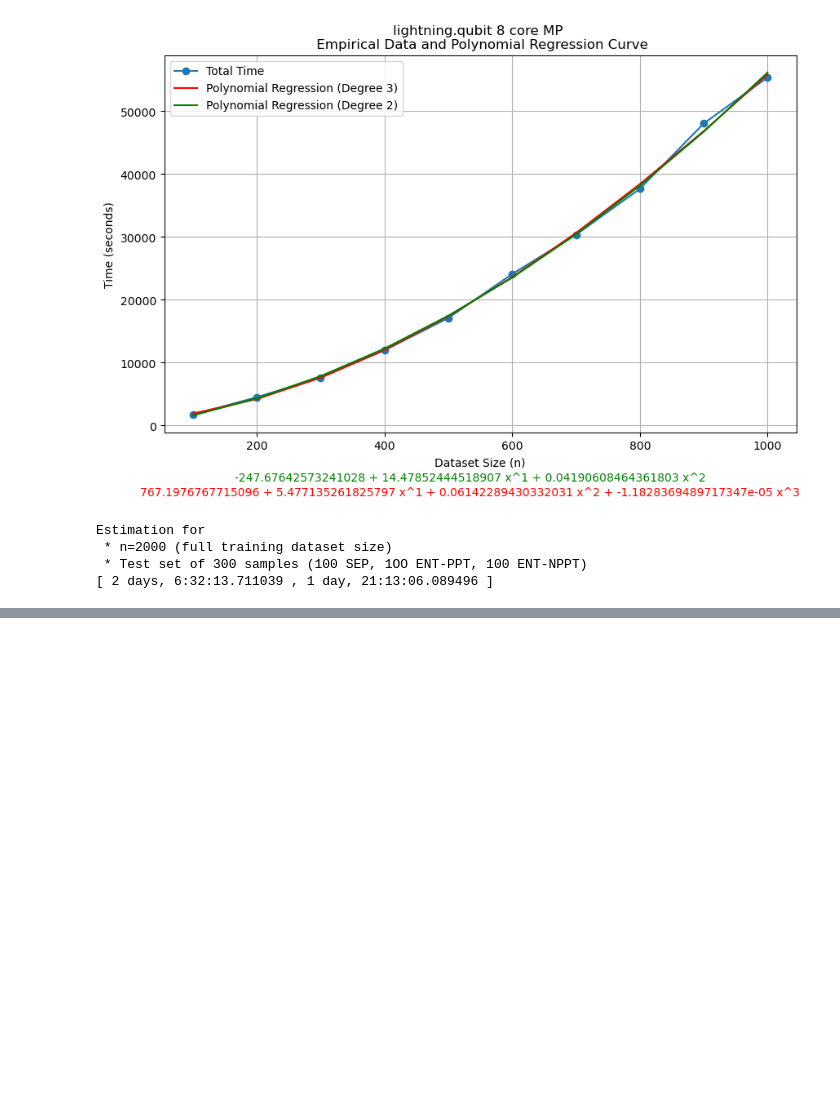
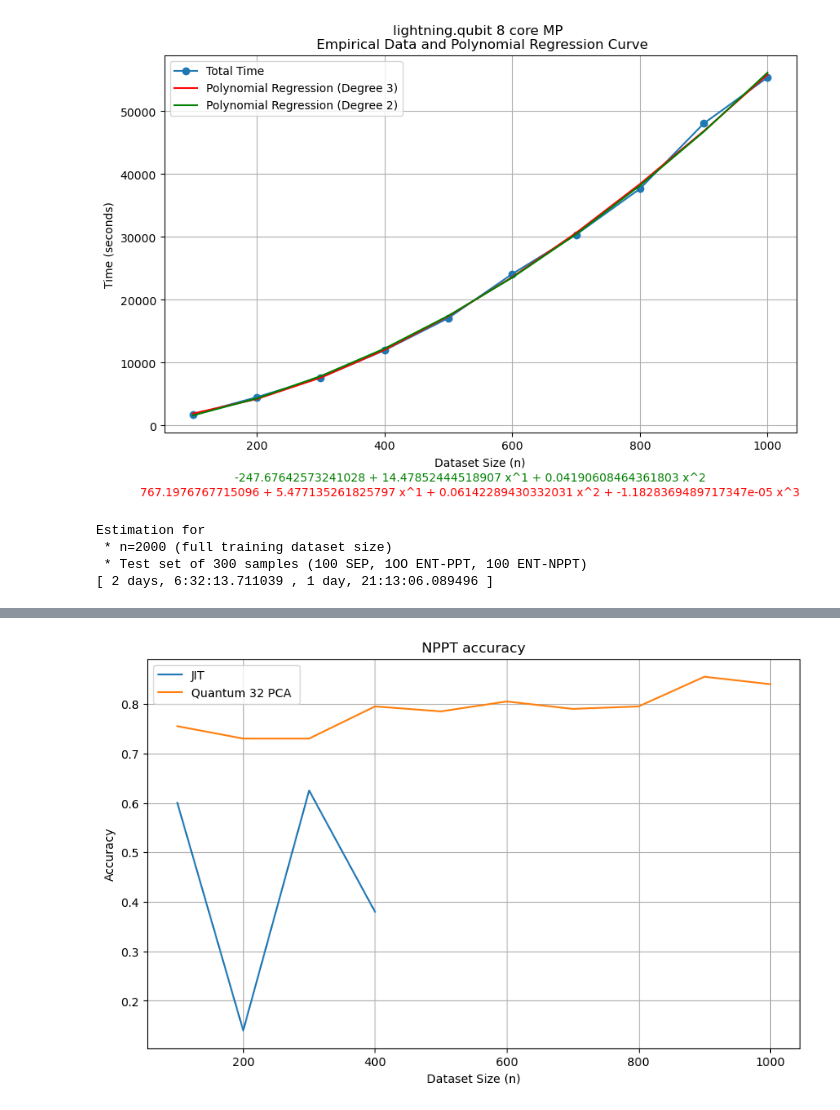
Before and after one commit to anamarsabi/QML-Research, a Jupyter notebook: efficiency_study.ipynb, the cells around one changed output, grey strips where cells are left out. Cells and saved outputs as stored; diff of their text form; code cells hidden in the pictures; blank space fills up the shorter version.

```diff
--- a/efficiency_study.ipynb
+++ b/efficiency_study.ipynb
@@ -1346,0 +1432,17 @@ Estimation for
+# %%
+# Plotting
+plt.figure(figsize=(10, 6))
+
+# Plot total times
+plt.plot(JIT_results['size'], JIT_results['NPPT_accuracy'], label='JIT ')
+plt.plot(quantum['size'], quantum['NPPT_accuracy'], label='Quantum 32 PCA ')
+
+
+plt.xlabel('Dataset Size (n)')
+plt.ylabel('Accuracy')
+plt.title('NPPT accuracy')
+plt.legend()
+plt.grid(True)
+plt.show()
+# %% [output]
+[figure, added]
```
Also changed, not shown: parts of 8 cells of this notebook, 1 other file.
